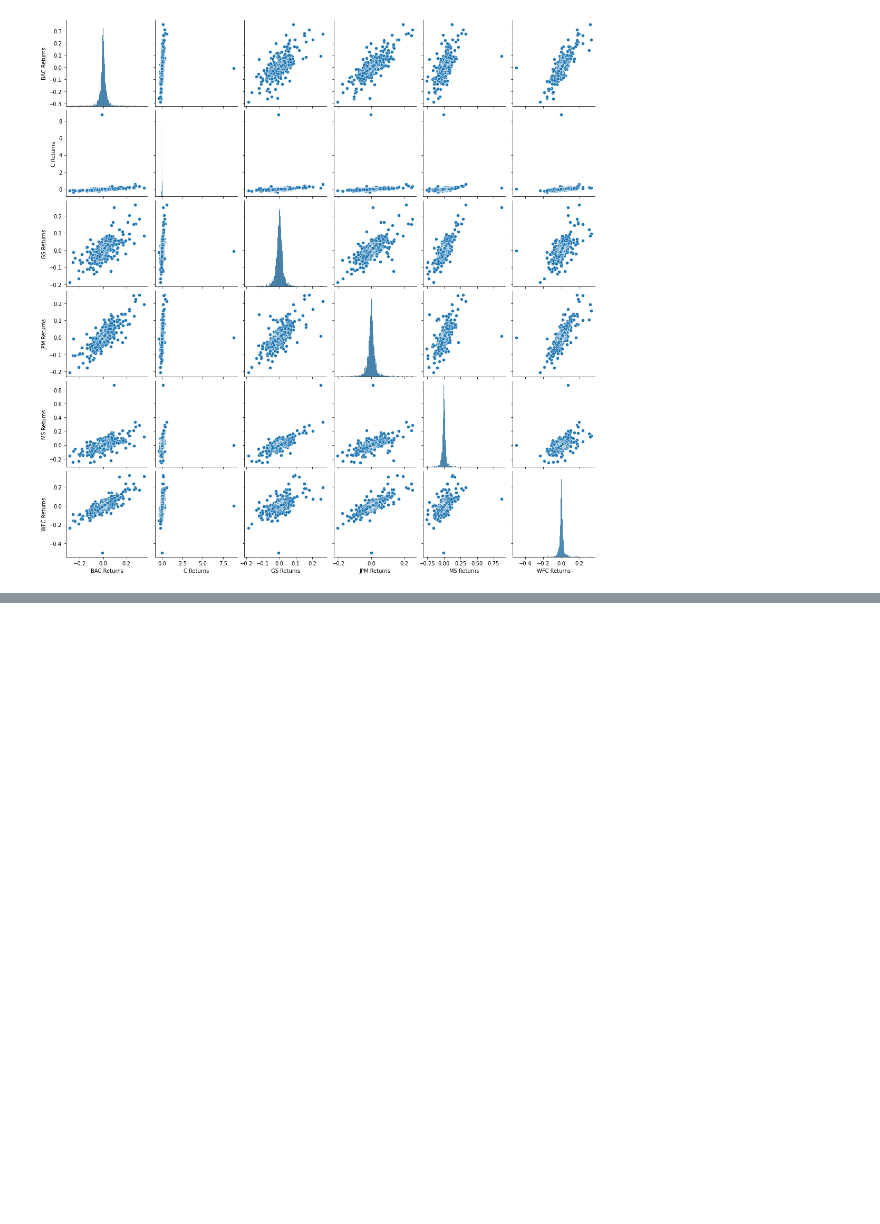
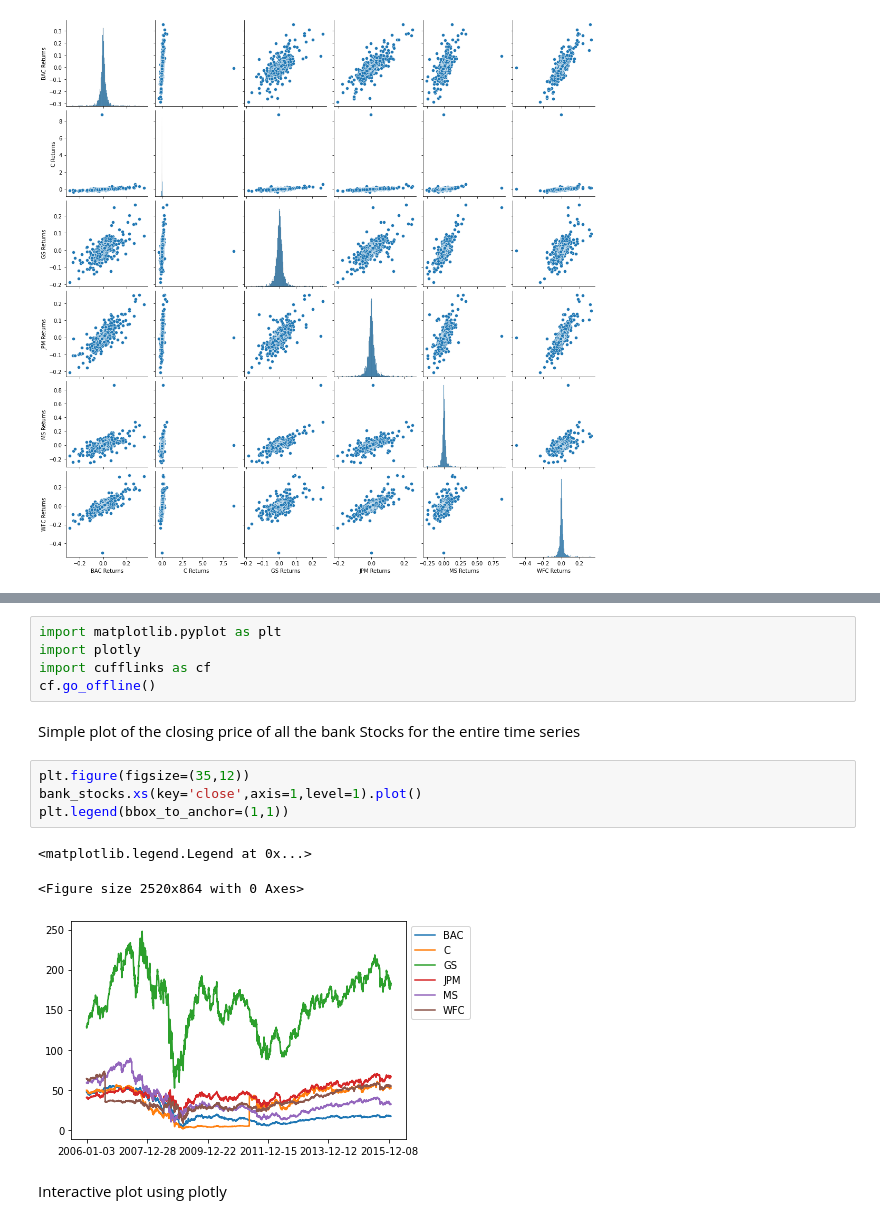
Before and after one commit to Egbu/Data-Science, a Jupyter notebook: Financial Data Analysis and Visualization.ipynb, the cells around one changed output, grey strips where cells are left out. Drawn from its saved outputs; the diff is of its cells as text; blank space fills up the shorter version.

```diff
--- a/Financial Data Analysis and Visualization.ipynb
+++ b/Financial Data Analysis and Visualization.ipynb
@@ -80,0 +139,17 @@ sns.pairplot(returns)
+# %%
+import matplotlib.pyplot as plt
+import plotly
+import cufflinks as cf
+cf.go_offline()
+# %% [markdown]
+Simple plot of the closing price of all the bank Stocks for the entire time series
+# %%
+plt.figure(figsize=(35,12))
+bank_stocks.xs(key='close',axis=1,level=1).plot()
+plt.legend(bbox_to_anchor=(1,1))
+# %% [output]
+<matplotlib.legend.Legend at 0x...>
+<Figure size 2520x864 with 0 Axes>
+[figure, added]
+# %% [markdown]
+Interactive plot using plotly
```
Also changed, not shown: parts of 25 cells of this notebook, 5 other files.
